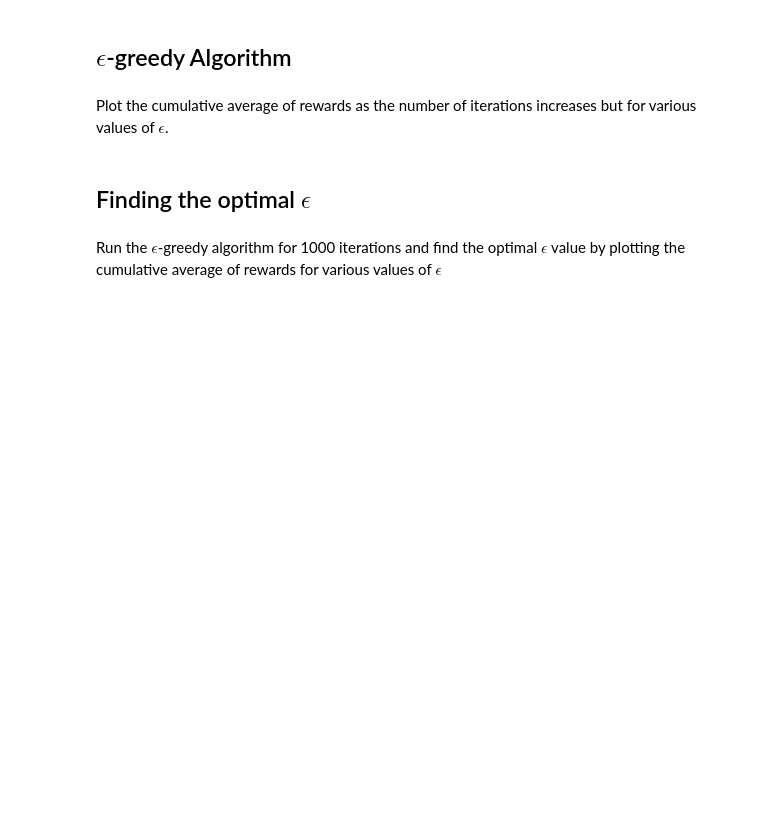
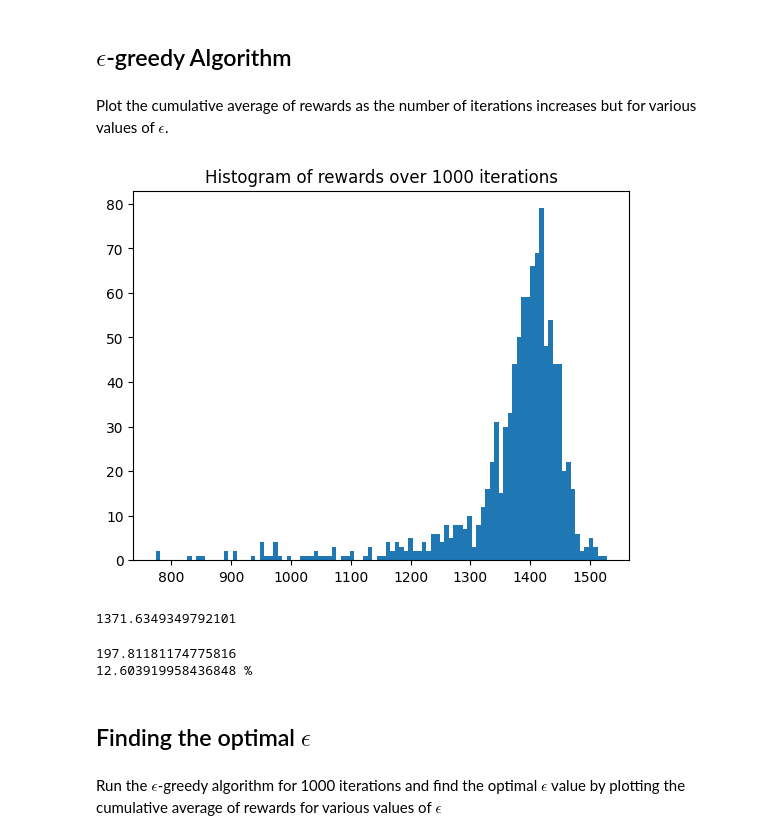
Before and after one commit to aksharzala2585/WiDS-2024-Can-Computers-Think, a Jupyter notebook: Week 1/work_on_bandits.ipynb, the cells around one changed output. Saved outputs shown, nothing was run; the diff lists cells and outputs as text; code cells hidden in the pictures; blank space fills up the shorter version.

Commit message:
Implemented the e-greedy algorithm to find the optimal e but it looks like it has some bugs check it next

```diff
--- a/Week 1/work_on_bandits.ipynb
+++ b/Week 1/work_on_bandits.ipynb
@@ -85,5 +82,59 @@ def run_epsilon_greedy(epsilon):
+# %%
+def run_epsilon_greedy(epsilon):
+    # TODO: Implement the epsilon greedy algorithm here
+    # Return the reward from the bandits in a list
+    bandit_rewards = [[] for i in range (n)]
+    for x in range(N):
+        i = random.random()
+        if i < epsilon:
+            bandit_num = random.randint(0,n-1)
+            bandit_rewards[bandit_num].append(bandits[bandit_num].pullLever())
+        else:
+            max_index=0
+            max_val = -10000
+            for j in range(n):
+                if len(bandit_rewards[j]):
+                    mean_val = sum(bandit_rewards[j])/len(bandit_rewards[j])
+                else:
+                    mean_val = 0
+                if mean_val>max_val:
+                    max_val = mean_val
+                    max_index = j
+            bandit_num = max_index
+            bandit_rewards[bandit_num].append(bandits[bandit_num].pullLever())
+
+    return bandit_rewards
 # %% [markdown]
 Plot the cumulative average of rewards as the number of iterations increases but for various values of $\epsilon$.
+# %%
+cumulative_sum = []
+#the number of iterations - itr
+itr = 1000
+for x in range (itr):
+    bandit_rewards = run_epsilon_greedy(0.1)
+    sum_score = 0
+    for bandit in bandit_rewards:
+        for y in bandit:
+            sum_score+=y
+    cumulative_sum.append(sum_score)
+plt.hist(cumulative_sum,bins = 100)
+plt.title(f"Histogram of rewards over {itr} iterations")
+plt.show()
+sum_score = 0
+for score in cumulative_sum:
+    sum_score += score
+avg_epsilon = sum_score/itr
+print(avg_epsilon)
+# %% [output]
+[figure, added]
+1371.6349349792101
+# %%
+regret_epsilon = optimal_reward - avg_epsilon
+print(regret_epsilon)
+print(f'{regret_epsilon*100/optimal_reward} %')
+# %% [output]
+197.81181174775816
+12.603919958436848 %
 # %% [markdown]
 ## Finding the optimal $\epsilon$
 # %% [markdown]
```
Also changed, not shown: parts of 8 cells of this notebook, 1 other file.
